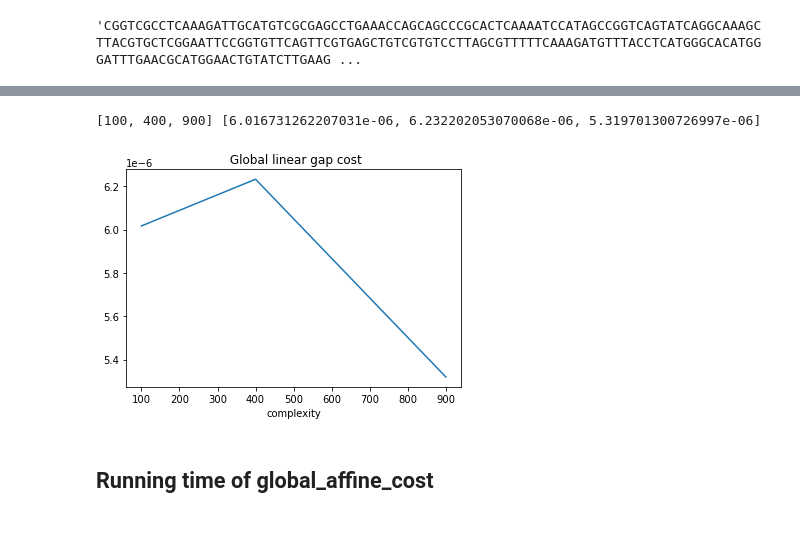
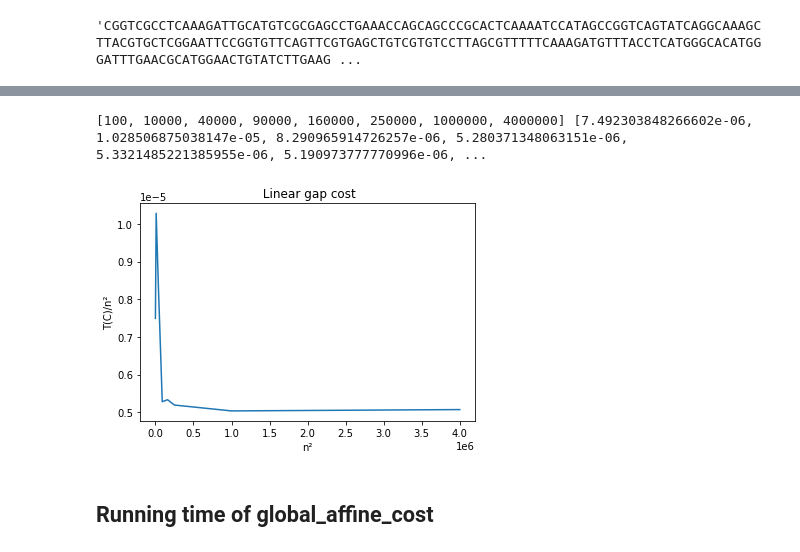
Before and after one commit to alzbetasrutkova/AiB_projects, a Jupyter notebook: Project2/project2_Lena.ipynb, the cells around one changed output, grey strips where cells are left out. Drawn from its saved outputs; the diff is of its cells as text; code cells hidden in the pictures.

```diff
--- a/Project2/project2_Lena.ipynb
+++ b/Project2/project2_Lena.ipynb
@@ -370,3 +378,5 @@ construction_mean_times = {k: np.mean(construction_times[k]) for k in constructi
+# %%
+construction_mean_times = {k: np.mean(construction_times[k]) for k in construction_times}
 # %%
 # Construction of the axis data
 xs = list(construction_mean_times.keys())
@@ -375,15 +385,16 @@ for i in range(len(xs)) :
     ys.append(construction_mean_times[xs[i]]/xs[i])
 print(xs,ys)
 # %% [output]
-[100, 400, 900] [6.016731262207031e-06, 6.232202053070068e-06, 5.319701300726997e-06]
+[100, 10000, 40000, 90000, 160000, 250000, 1000000, 4000000] [7.492303848266602e-06, 1.028506875038147e-05, 8.290965914726257e-06, 5.280371348063151e-06, 5.3321485221385955e-06, 5.190973777770996e-06, ...
 # %%
 plt.plot(xs, ys)
-plt.xlabel("complexity")
-plt.ylabel("")
-plt.title(" Global linear gap cost")
-plt.show()
+plt.xlabel("n²")
+plt.ylabel("T(C)/n²")
+plt.title(" Linear gap cost")
+#plt.show()
+plt.savefig("linear_cost")
 # %% [output]
-[figure, old version]
+[figure, new version]
 # %% [markdown]
 ## Running time of global_affine_cost
 # %%
```
Also changed, not shown: parts of 9 cells of this notebook.
